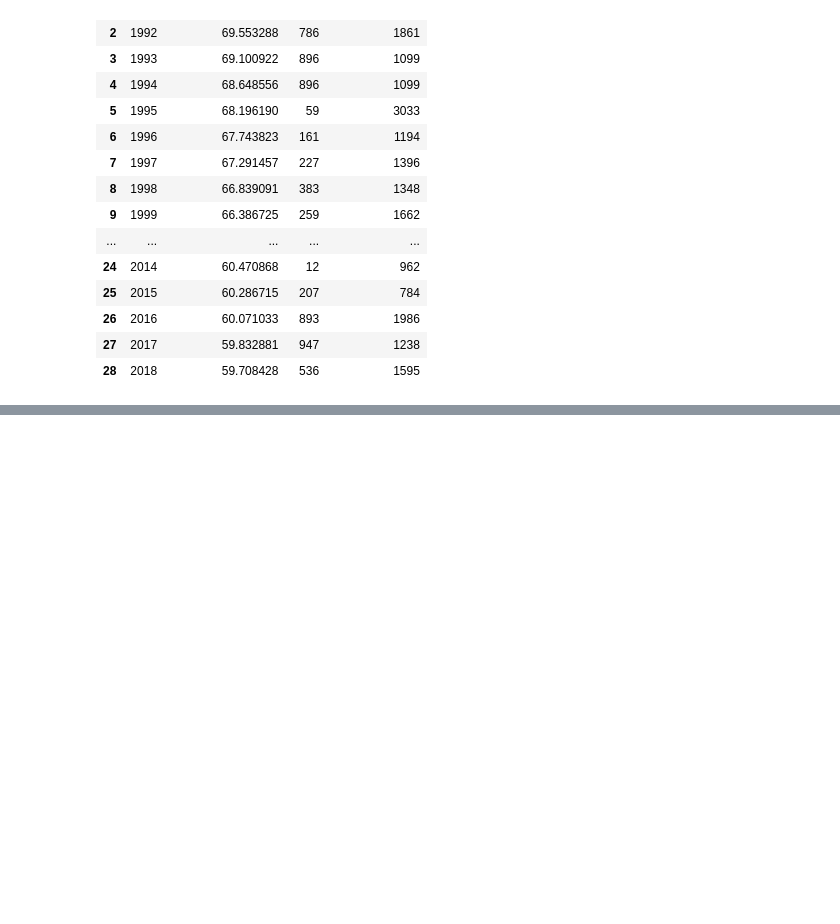
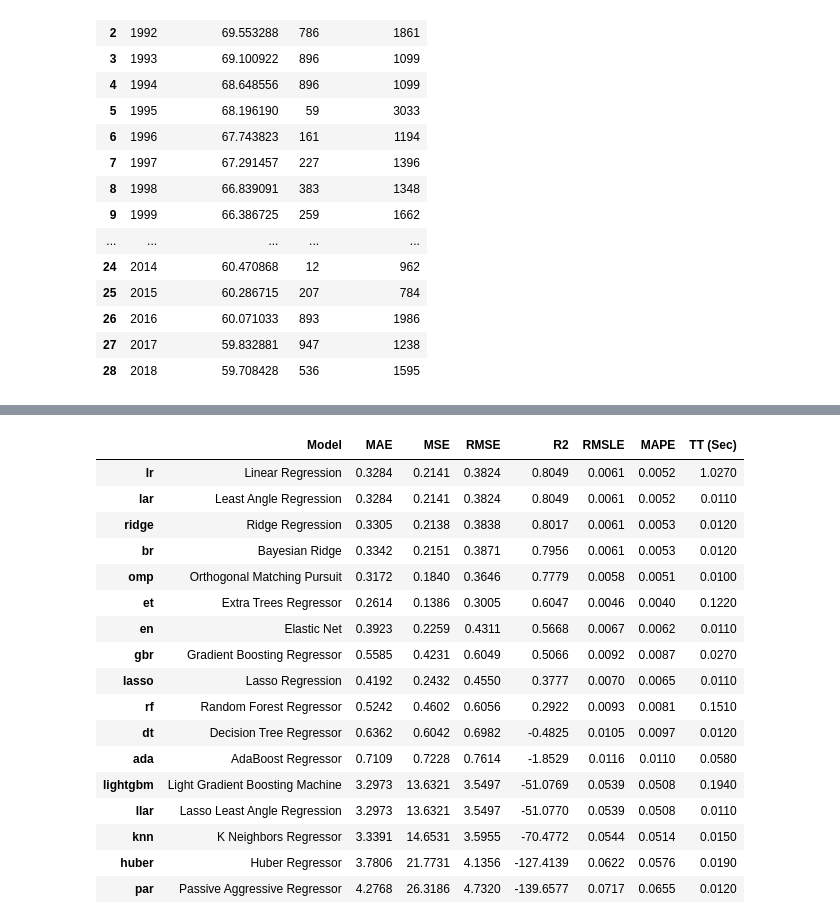
Before and after one commit to kmcinturf/South_American_Deforestation-, a Jupyter notebook: Untitled.ipynb, the cells around one changed output, grey strips where cells are left out. Saved outputs shown, nothing was run; the diff lists cells and outputs as text; code cells hidden in the pictures; blank space fills up the shorter version.

Commit message:
building model

```diff
--- a/Untitled.ipynb
+++ b/Untitled.ipynb
@@ -48,0 +52,21 @@ Xdf.info()
+# %%
+best = compare_models()
+# %% [output]
+|  | Model | MAE | MSE | RMSE | R2 | RMSLE | MAPE | TT (Sec) |
+| lr | Linear Regression | 0.3284 | 0.2141 | 0.3824 | 0.8049 | 0.0061 | 0.0052 | 1.0270 |
+| lar | Least Angle Regression | 0.3284 | 0.2141 | 0.3824 | 0.8049 | 0.0061 | 0.0052 | 0.0110 |
+| ridge | Ridge Regression | 0.3305 | 0.2138 | 0.3838 | 0.8017 | 0.0061 | 0.0053 | 0.0120 |
+| br | Bayesian Ridge | 0.3342 | 0.2151 | 0.3871 | 0.7956 | 0.0061 | 0.0053 | 0.0120 |
+| omp | Orthogonal Matching Pursuit | 0.3172 | 0.1840 | 0.3646 | 0.7779 | 0.0058 | 0.0051 | 0.0100 |
+| et | Extra Trees Regressor | 0.2614 | 0.1386 | 0.3005 | 0.6047 | 0.0046 | 0.0040 | 0.1220 |
+| en | Elastic Net | 0.3923 | 0.2259 | 0.4311 | 0.5668 | 0.0067 | 0.0062 | 0.0110 |
+| gbr | Gradient Boosting Regressor | 0.5585 | 0.4231 | 0.6049 | 0.5066 | 0.0092 | 0.0087 | 0.0270 |
+| lasso | Lasso Regression | 0.4192 | 0.2432 | 0.4550 | 0.3777 | 0.0070 | 0.0065 | 0.0110 |
+| rf | Random Forest Regressor | 0.5242 | 0.4602 | 0.6056 | 0.2922 | 0.0093 | 0.0081 | 0.1510 |
+| dt | Decision Tree Regressor | 0.6362 | 0.6042 | 0.6982 | -0.4825 | 0.0105 | 0.0097 | 0.0120 |
+| ada | AdaBoost Regressor | 0.7109 | 0.7228 | 0.7614 | -1.8529 | 0.0116 | 0.0110 | 0.0580 |
+| lightgbm | Light Gradient Boosting Machine | 3.2973 | 13.6321 | 3.5497 | -51.0769 | 0.0539 | 0.0508 | 0.1940 |
+| llar | Lasso Least Angle Regression | 3.2973 | 13.6321 | 3.5497 | -51.0770 | 0.0539 | 0.0508 | 0.0110 |
+| knn | K Neighbors Regressor | 3.3391 | 14.6531 | 3.5955 | -70.4772 | 0.0544 | 0.0514 | 0.0150 |
+| huber | Huber Regressor | 3.7806 | 21.7731 | 4.1356 | -127.4139 | 0.0622 | 0.0576 | 0.0190 |
+| par | Passive Aggressive Regressor | 4.2768 | 26.3186 | 4.7320 | -139.6577 | 0.0717 | 0.0655 | 0.0120 |
```
Also changed, not shown: parts of 2 cells of this notebook, 1 other file.
